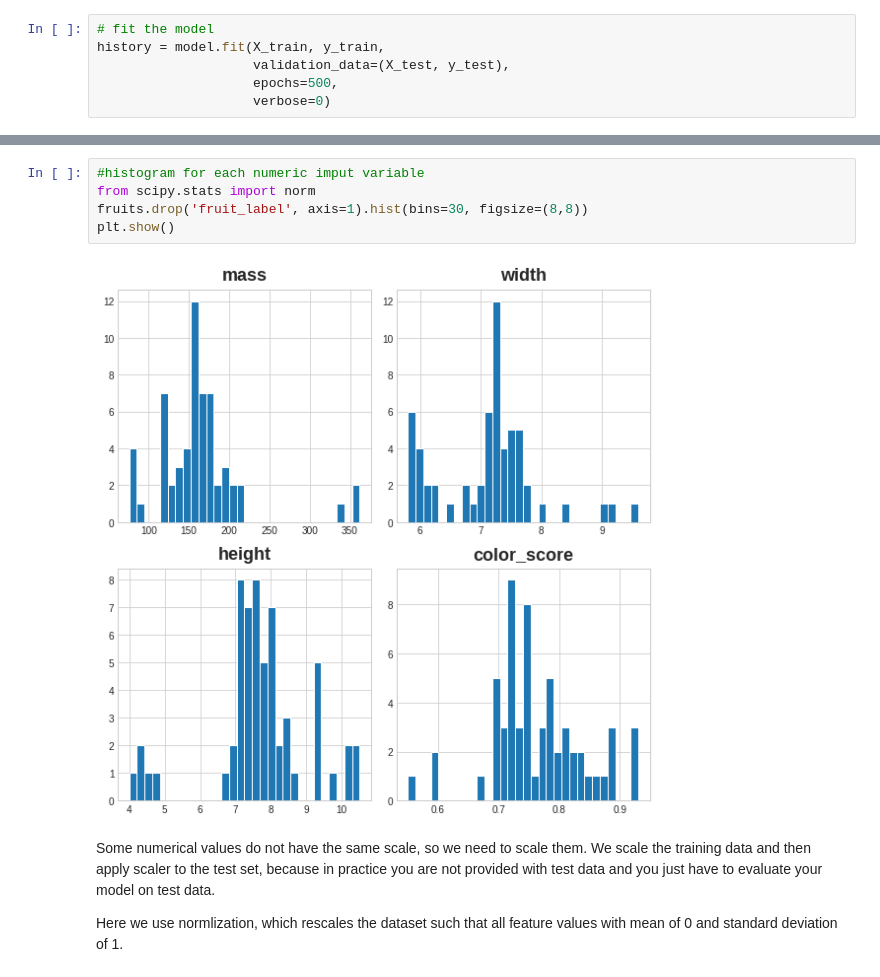
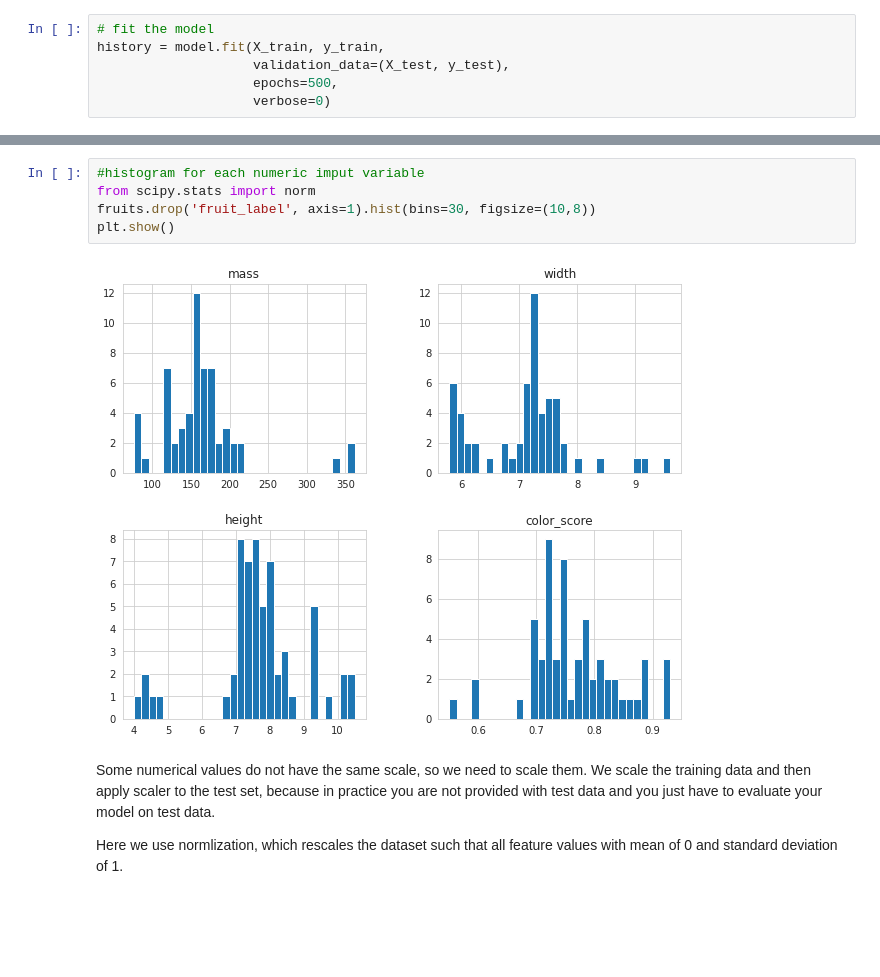
Before and after one commit to juliazhu09/PythonKeras, a Jupyter notebook: Python_for_Machine_Learning_using_Keras.ipynb, the cells around one changed output, grey strips where cells are left out. Drawn from its saved outputs; the diff is of its cells as text; blank space fills up the shorter version.

```diff
--- a/Python_for_Machine_Learning_using_Keras.ipynb
+++ b/Python_for_Machine_Learning_using_Keras.ipynb
@@ -540,10 +540,10 @@ Test accuracy: 0.2222222238779068
 # %%
 #histogram for each numeric imput variable
 from scipy.stats import norm
-fruits.drop('fruit_label', axis=1).hist(bins=30, figsize=(8,8))
+fruits.drop('fruit_label', axis=1).hist(bins=30, figsize=(10,8))
 plt.show()
 # %% [output]
-[figure, old version]
+[figure, new version]
 # %% [markdown]
 Some numerical values do not have the same scale, so we need to scale them. We scale the training data and then apply scaler to the test set, because in practice you are not provided with test data and you just have to evaluate your model on test data.
 
```
Also changed, not shown: parts of 26 cells of this notebook.
